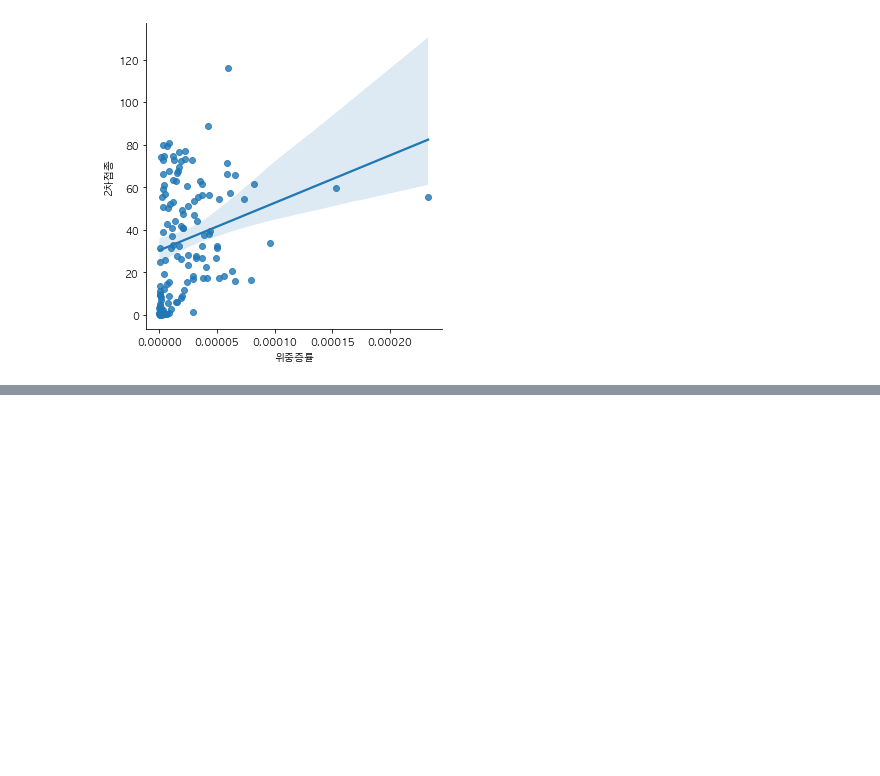
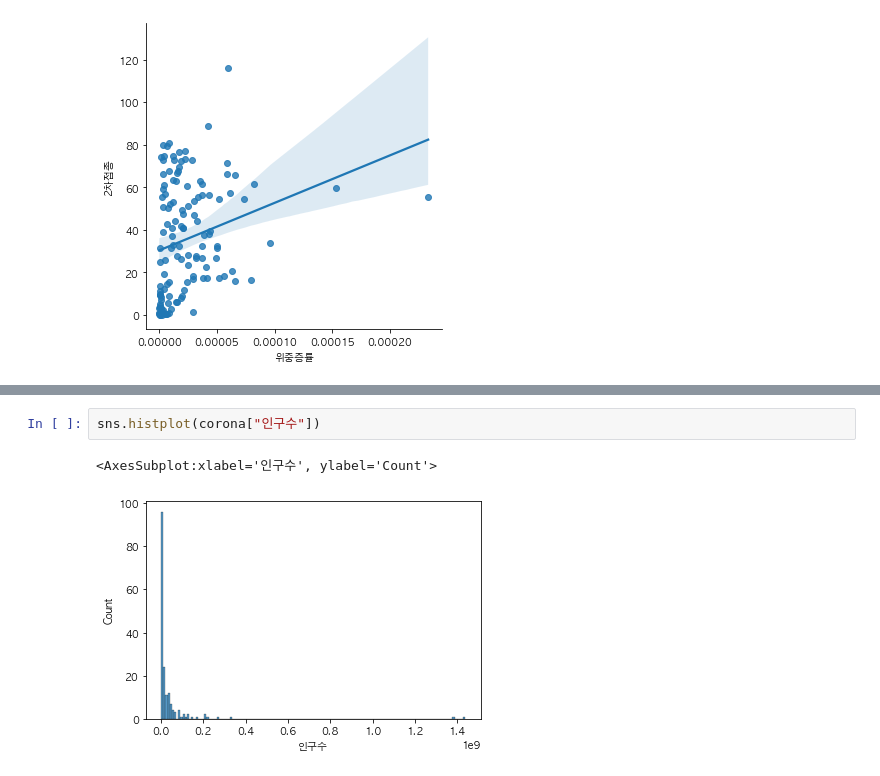
Before and after one commit to city1616/LikeLion_AI_SCHOOL_13th, a Jupyter notebook: 02. 웹과 Github 기본/06_python_library/02_pandas/03_pandas_corona.ipynb, the cells around one changed output, grey strips where cells are left out. Cells and saved outputs as stored; diff of their text form; blank space fills up the shorter version.

Commit message:
pandas corona data 분석 추가

```diff
--- a/02. 웹과 Github 기본/06_python_library/02_pandas/03_pandas_corona.ipynb
+++ b/02. 웹과 Github 기본/06_python_library/02_pandas/03_pandas_corona.ipynb
@@ -495,0 +501,5 @@ sns.lmplot(x = "위중증률", y = "2차접종", data = corona_part)
+# %%
+sns.histplot(corona["인구수"])
+# %% [output]
+<AxesSubplot:xlabel='인구수', ylabel='Count'>
+[figure, added]
```
Also changed, not shown: parts of 27 cells of this notebook.
